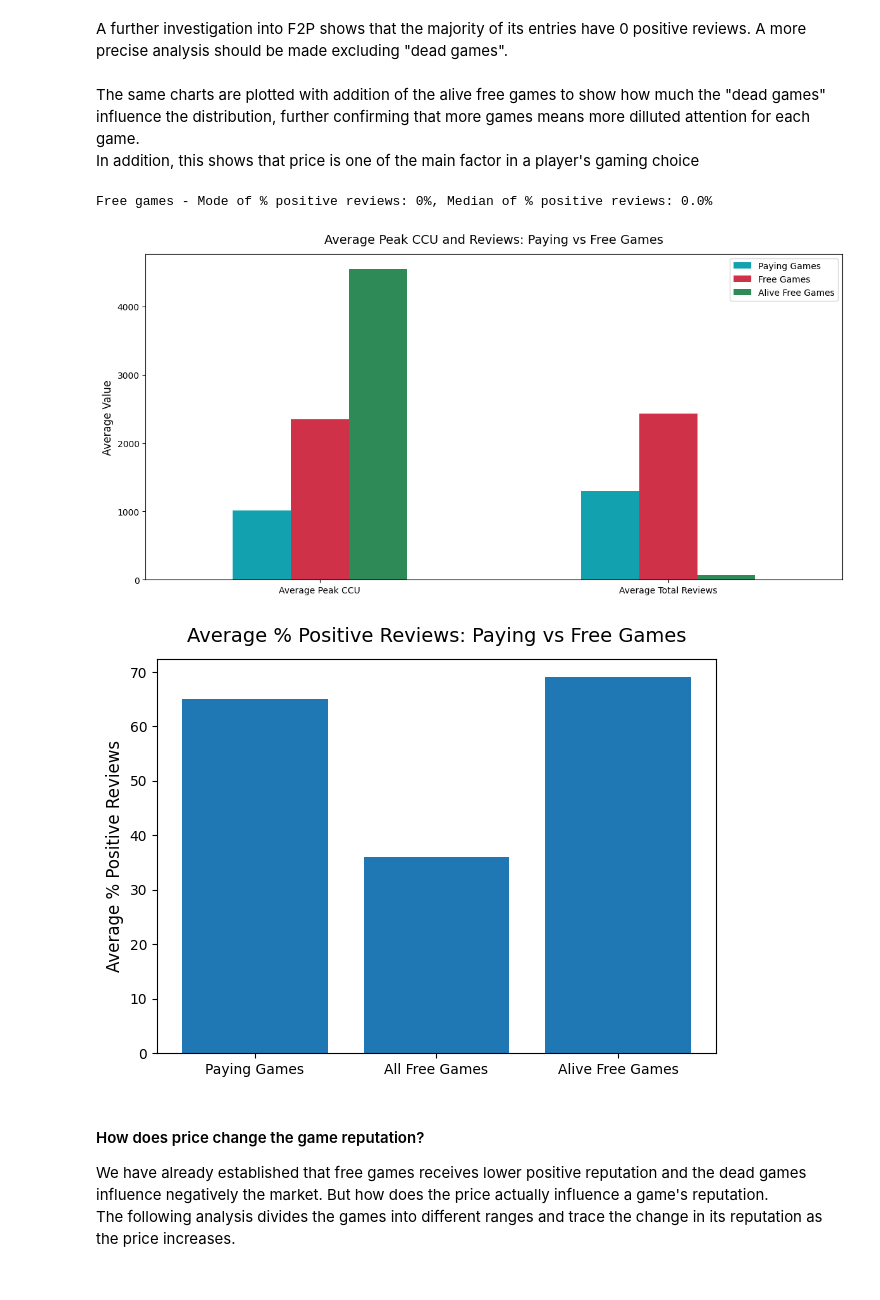
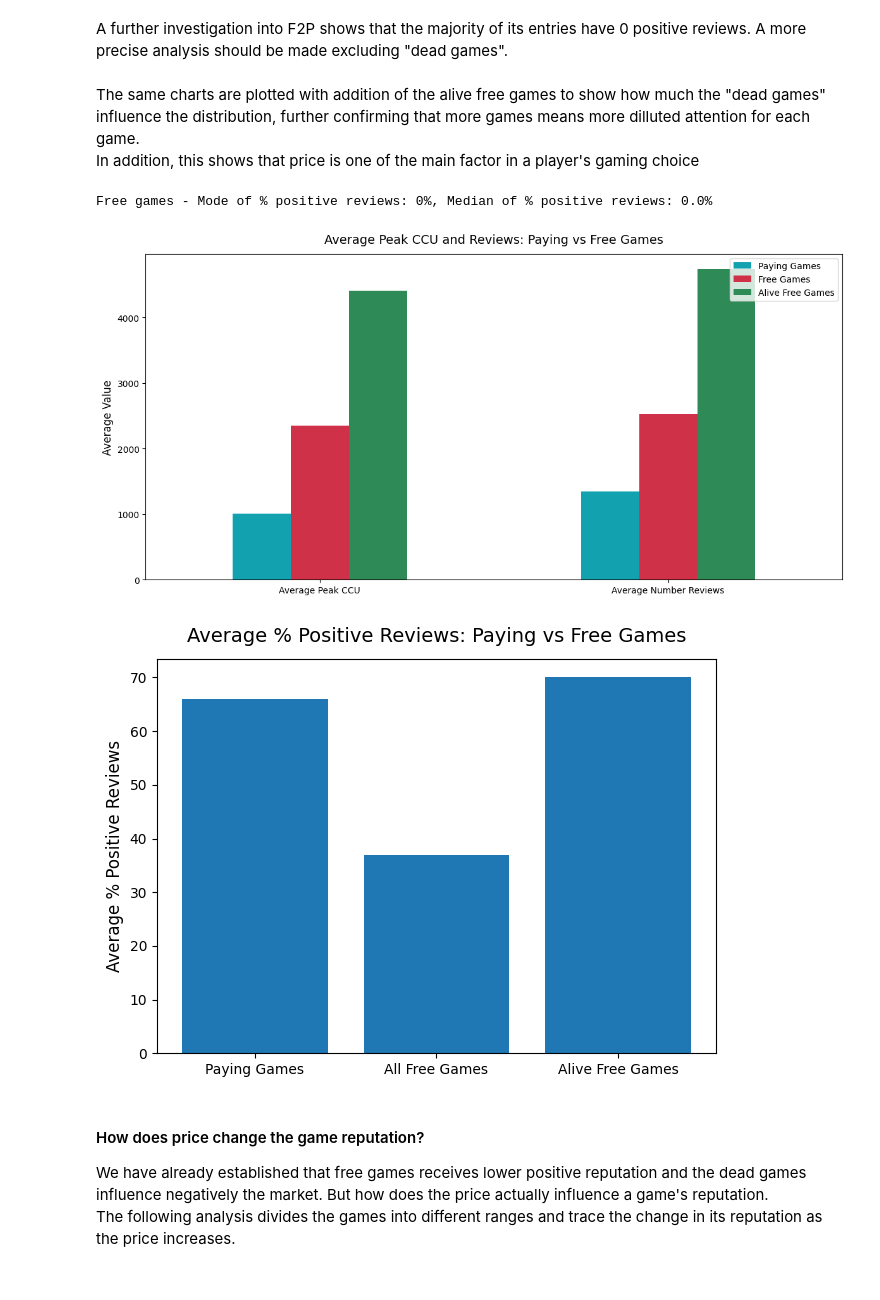
Before and after one commit to Jingrui-Zhu/SLDV, a Jupyter notebook: data_analysis.ipynb, the cells around one changed output. Cells and saved outputs as stored; diff of their text form; code cells hidden in the pictures.

Commit message:
last review of data analysis

```diff
--- a/data_analysis.ipynb
+++ b/data_analysis.ipynb
@@ -34,8 +35,18 @@ Troncate the dataset to show only the games released after 2003, because Steam i
 # %%
-df = df[df['year'] >= 2003].copy()
+df = df[(df['year'] >= 2003) & (df['year'] < 2025)].copy()
 # %%
 # Drop columns that won't be used in the analysis
 df = df.drop(['price', 'discount'], axis=1)
 # %%
 # rename columns for easier access
-df = df.rename(columns={'appid': 'id', 'average_playtime_forever': 'avg_playtime', 'median_playtime_forever': 'median_playtime', 'num_reviews_total': 'num_reviews', 'positive': 'pos_reviews', 'negative': 'neg_reviews', 'pct_pos_total': 'pct_pos_reviews'})
+df = df.rename(
+    columns={
+        "appid": "id",
+        "average_playtime_forever": "avg_playtime",
+        "median_playtime_forever": "median_playtime",
+        "num_reviews_total": "num_reviews",
+        "positive": "pos_reviews",
+        "negative": "neg_reviews",
+        "pct_pos_total": "pct_pos_reviews",
+    }
+)
@@ -913,31 +926,31 @@ In addition, this shows that price is one of the main factor in a player's gamin
 # %%
 # Compute mode and median for % positive reviews for paying and free games
 mode_free, median_free = free['pct_pos_reviews'].mode()[0], free['pct_pos_reviews'].median()
 print(f"Free games - Mode of % positive reviews: {mode_free}%, Median of % positive reviews: {median_free}%")
 
 # Filter out the dead free games
 free_alive = free[~free['id'].isin(three_zeros['id'])]
 
 mean_ccu_free_alive = free_alive['peak_ccu'].mean()
-mean_reviews_free_alive = free_alive['pct_pos_reviews'].mean()
+mean_reviews_free_alive = free_alive['num_reviews'].mean()
 
 data = pd.DataFrame({
     'Paying Games': [mean_ccu_paying, mean_reviews_paying],
     'Free Games': [mean_ccu_free, mean_reviews_free],
     'Alive Free Games': [mean_ccu_free_alive, mean_reviews_free_alive]
-}, index=['Average Peak CCU', 'Average Total Reviews']
+}, index=['Average Peak CCU', 'Average Number Reviews']
 )
 
 data.plot(kind='bar', figsize=(12, 6), color=["#12A1AE", "#CF3149", "#2E8B57"])
 plt.title('Average Peak CCU and Reviews: Paying vs Free Games', fontsize=14, pad=12)
 plt.ylabel('Average Value', fontsize=12)
 plt.xticks(rotation=0)
 plt.legend(loc='upper right')
 plt.tight_layout()
 plt.show()
 # %% [output]
 Free games - Mode of % positive reviews: 0%, Median of % positive reviews: 0.0%
-[figure, old version]
+[figure, new version]
 # %%
 mean_pos_reviews_free_alive = free_alive['pct_pos_reviews'].mean().astype(int)
 
@@ -951,7 +964,7 @@ plt.xticks(rotation=0)
 plt.tight_layout()
 plt.show()
 # %% [output]
-[figure, old version]
+[figure, new version]
 # %% [markdown]
 #### How does price change the game reputation?
 We have already established that free games receives lower positive reputation and the dead games influence negatively the market. But how does the price actually influence a game's reputation.<br>
```
Also changed, not shown: parts of 41 cells of this notebook.
